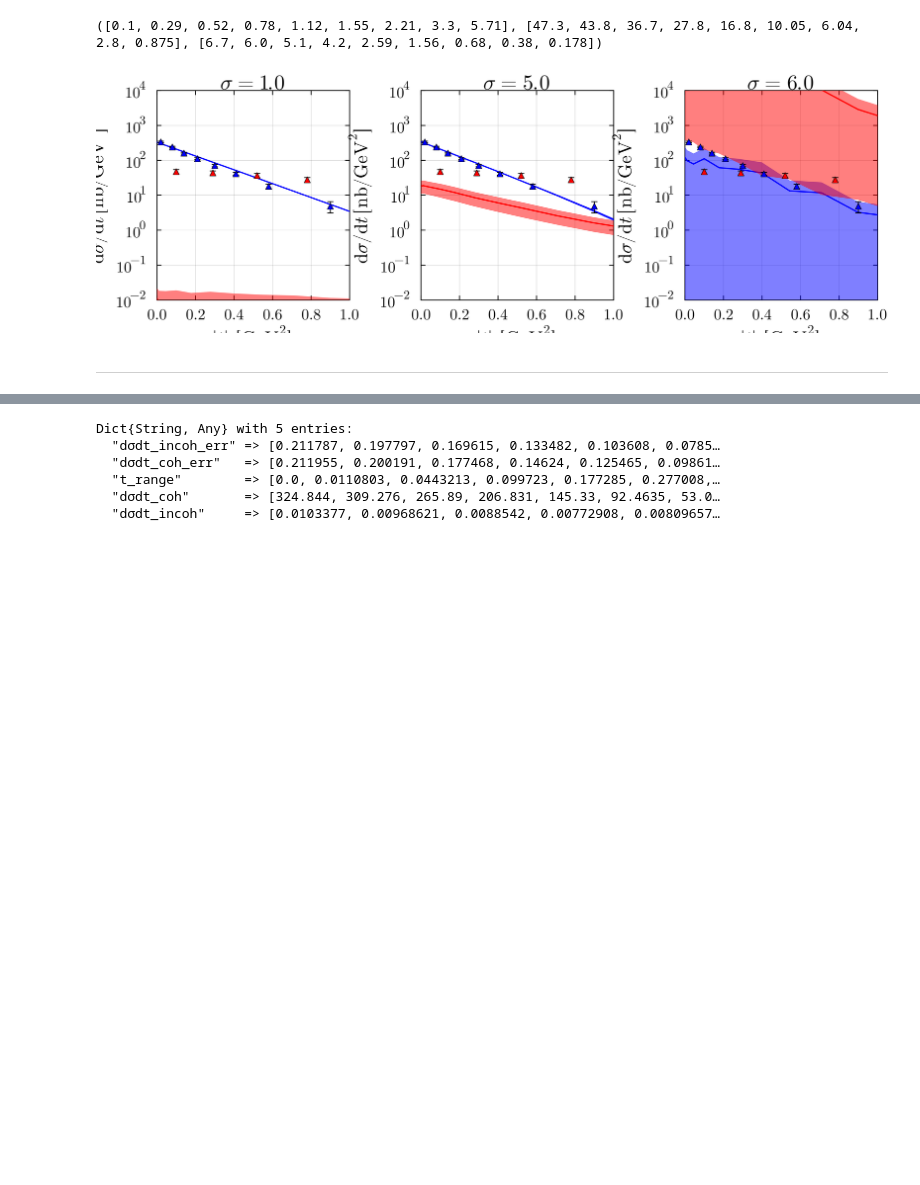
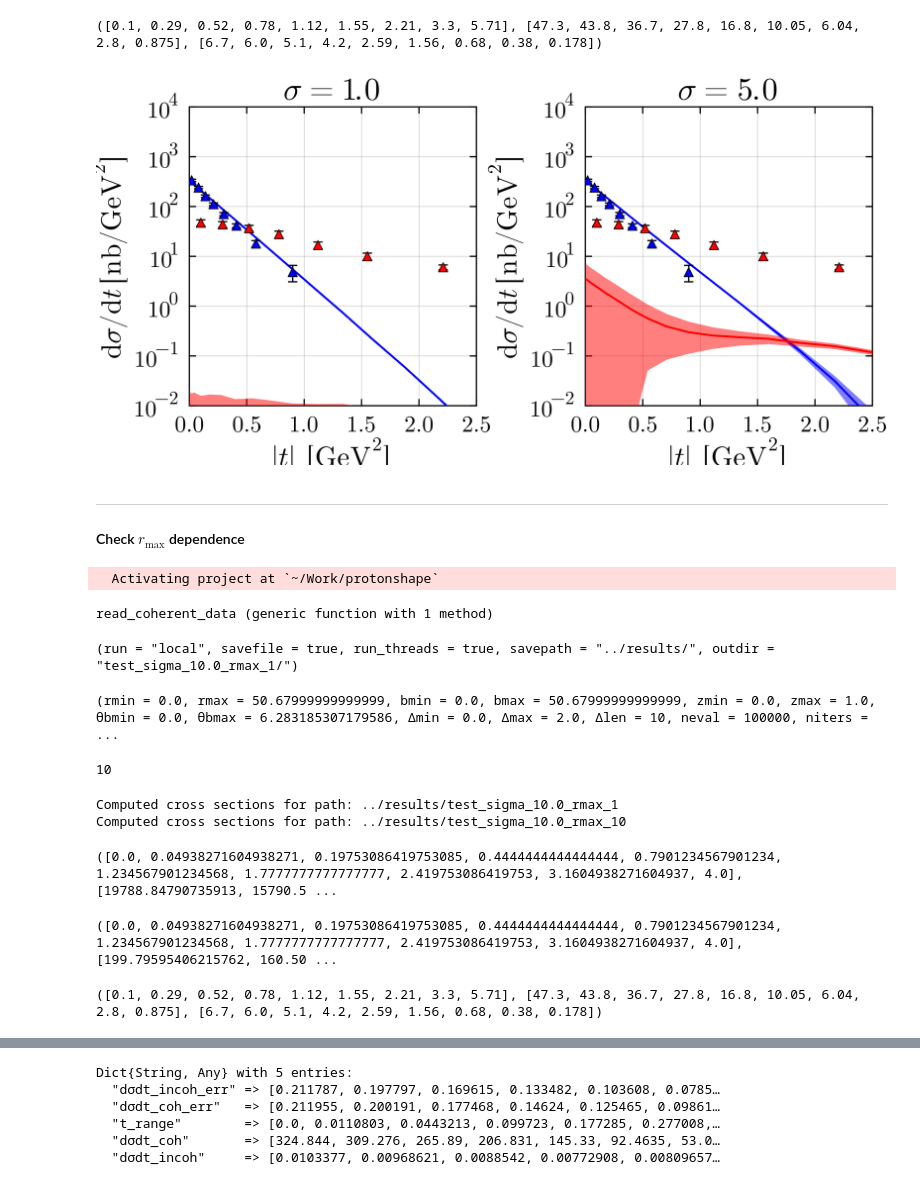
Before and after one commit to avramescudana/protonshape, a Jupyter notebook: notebooks/ShapeFunctionsTests.ipynb, the cells around one changed output, grey strips where cells are left out. Drawn from its saved outputs; the diff is of its cells as text; code cells hidden in the pictures; blank space fills up the shorter version.

Commit message:
Notebooks with thickness function plots for random configurations.

```diff
--- a/notebooks/ShapeFunctionsTests.ipynb
+++ b/notebooks/ShapeFunctionsTests.ipynb
@@ -677,24 +519,30 @@ tcent_incoh_hera, dσdt_incoh_hera, Δtot_incoh_hera = read_coherent_data("../da
 # %%
 plot_grid = []
 sigmas_sort = sort(sigmas)
 for sigma in sigmas_sort
-    data = JLD2.load("../results/cross_sections_m_3_nmax_3_find_norm_replacetp_sigma_"*string(sigma)*"_N0.jld2")
+    data = JLD2.load("../results/cross_sections_m_3_nmax_4_find_norm_replacetp_sigma_"*string(sigma)*"_N0.jld2")
 
     dσdt_incoh_err, dσdt_coh_err, t_range, dσdt_coh, dσdt_incoh = data["dσdt_incoh_err"], data["dσdt_coh_err"], data["t_range"], data["dσdt_coh"], data["dσdt_incoh"]
 
     data_cohincoh = CohIncohMCData(t_range, dσdt_coh, dσdt_coh_err, dσdt_incoh, dσdt_incoh_err, tcent_coh_hera, dσdt_coh_hera, Δtot_coh_hera, tcent_incoh_hera, dσdt_incoh_hera, Δtot_incoh_hera)
 
     p = plot(data_cohincoh, legend=false, title=L"\sigma=%$sigma", titlefontsize=16)
 
     push!(plot_grid, p)
 end
 
-plt = plot(plot_grid..., layout=(1, 3), size=(900, 300))
-xlims!(plt, (0, 1))
+plt = plot(plot_grid..., layout=(1, 2), size=(600, 300))
+# xlims!(plt, (0, 1))
 ylims!(plt, (0.01, 10000))
-# savefig(plt, "../plots/cohincoh_m_3_nmax_3_fine_sigma_dep.png")
+savefig(plt, "../plots/cohincoh_m_3_nmax_4_find_norm_sigma_dep.png")
 display(plt)
 # %% [output]
-[figure, old version]
+[figure, new version]
 # %% [markdown]
 ---
+#### Check $r_\mathrm{max}$ dependence
+# %%
+import Pkg
+Pkg.activate("/Users/dana/Work/protonshape")
+# %% [output]
+  Activating project at `~/Work/protonshape`
@@ -700,0 +552,10 @@ display(plt)
+# %%
+include("../src/plotrecipes.jl")
+include("../src/data.jl")
+# %% [output]
+read_coherent_data (generic function with 1 method)
+# %%
+params_shape_rmax_1 = merge(params_shape, (checktp = true,), (replacetp = true,), (σ = 10.0,))
+params_run_local_rmax_1 = (run = "local", savefile = true, run_threads = true, savepath = "../results/", outdir = "test_sigma_10.0_rmax_1/")
+# %% [output]
+(run = "local", savefile = true, run_threads = true, savepath = "../results/", outdir = "test_sigma_10.0_rmax_1/")
@@ -700,0 +564,6 @@ display(plt)
+# %%
+params_run_local_rmax_10 = (run = "local", savefile = true, run_threads = true, savepath = "../results/", outdir = "test_sigma_10.0_rmax_10/")
+ħcinv = 5.068 # convert fm^-1 to GeV
+params_mc_rmax_10 = merge(params_mc, (rmax = 10* ħcinv,))
+# %% [output]
+(rmin = 0.0, rmax = 50.67999999999999, bmin = 0.0, bmax = 50.67999999999999, zmin = 0.0, zmax = 1.0, θbmin = 0.0, θbmax = 6.283185307179586, Δmin = 0.0, Δmax = 2.0, Δlen = 10, neval = 100000, niters = ...
@@ -700,0 +572,21 @@ display(plt)
+# %%
+Δ_range = range(params_mc.Δmin, stop=params_mc.Δmax, length=params_mc.Δlen)
+Nsamples = params_shape.Nsamples
+# %% [output]
+10
+# %%
+t_range, dσdt_coh_rmax_1, dσdt_coh_err_rmax_1, dσdt_incoh_rmax_1, dσdt_incoh_err_rmax_1 = compute_cross_sections("../results/test_sigma_10.0_rmax_1", Δ_range, Nsamples, params_run_local_rmax_1, Nsamples)
+t_range, dσdt_coh_rmax_10, dσdt_coh_err_rmax_10, dσdt_incoh_rmax_10, dσdt_incoh_err_rmax_10 = compute_cross_sections("../results/test_sigma_10.0_rmax_10", Δ_range, Nsamples, params_run_local_rmax_10, Nsamples)
+# %% [output]
+Computed cross sections for path: ../results/test_sigma_10.0_rmax_1
+Computed cross sections for path: ../results/test_sigma_10.0_rmax_10
+([0.0, 0.04938271604938271, 0.19753086419753085, 0.4444444444444444, 0.7901234567901234, 1.234567901234568, 1.7777777777777777, 2.419753086419753, 3.1604938271604937, 4.0], [19788.84790735913, 15790.5 ...
+# %%
+t_range, dσdt_coh_rmax_1
+# %% [output]
+([0.0, 0.04938271604938271, 0.19753086419753085, 0.4444444444444444, 0.7901234567901234, 1.234567901234568, 1.7777777777777777, 2.419753086419753, 3.1604938271604937, 4.0], [199.79595406215762, 160.50 ...
+# %%
+tcent_coh_hera, dσdt_coh_hera, Δtot_coh_hera = read_coherent_data("../data/jpsi_coh_hera.txt")
+tcent_incoh_hera, dσdt_incoh_hera, Δtot_incoh_hera = read_coherent_data("../data/jpsi_incoh_hera.txt")
+# %% [output]
+([0.1, 0.29, 0.52, 0.78, 1.12, 1.55, 2.21, 3.3, 5.71], [47.3, 43.8, 36.7, 27.8, 16.8, 10.05, 6.04, 2.8, 0.875], [6.7, 6.0, 5.1, 4.2, 2.59, 1.56, 0.68, 0.38, 0.178])
```
Also changed, not shown: parts of 10 cells of this notebook, 3 other files.
